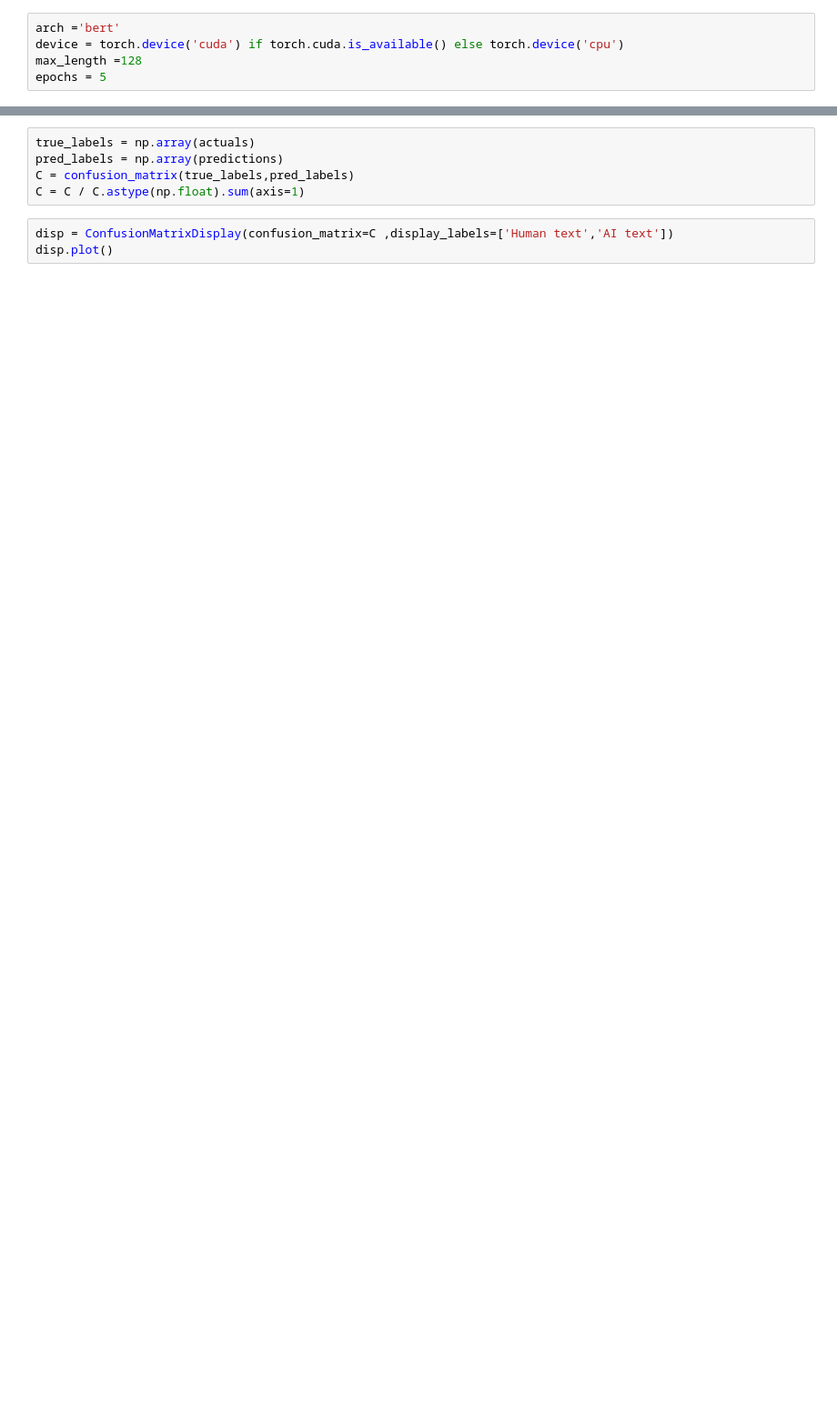
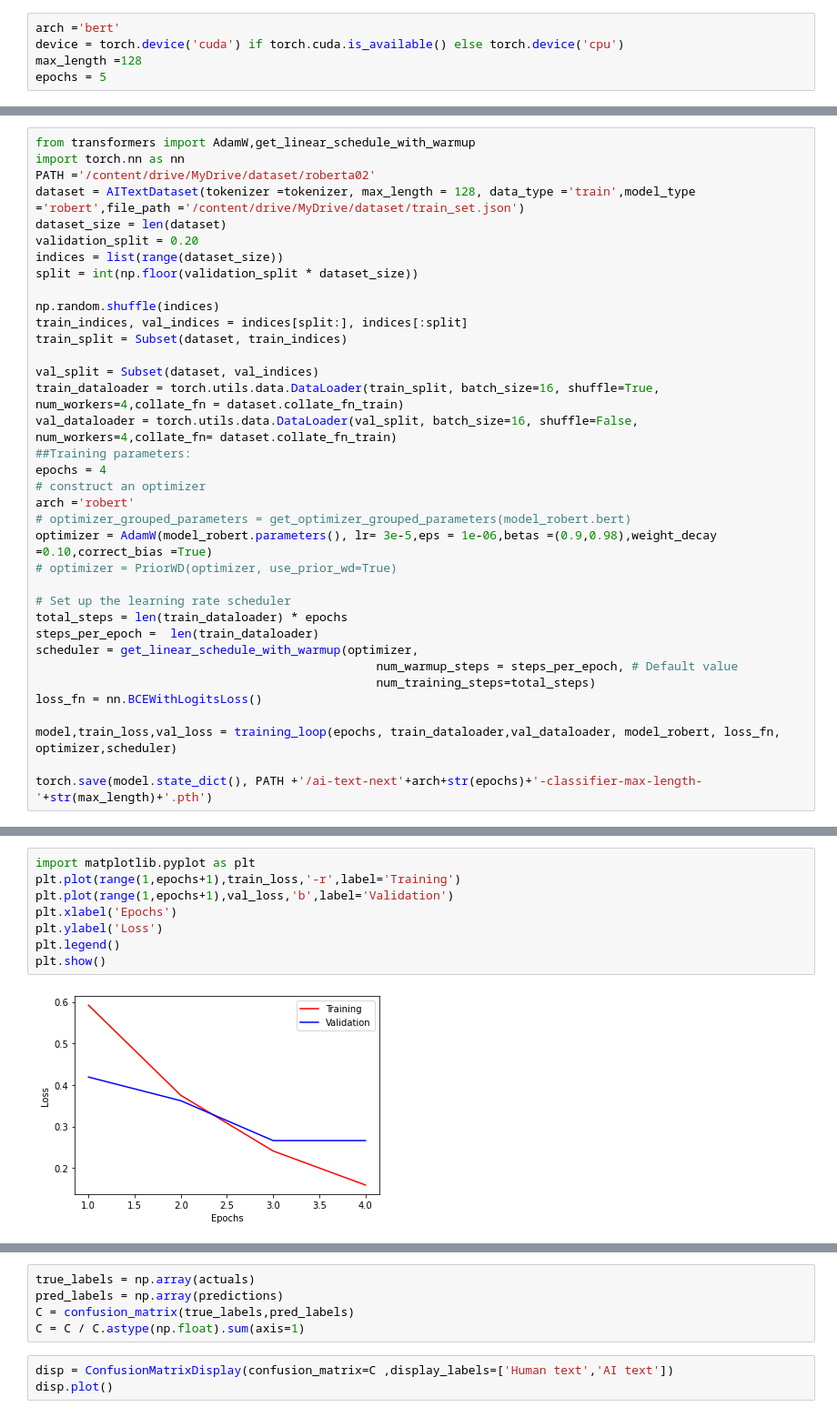
Before and after one commit to Akola-Mbey-Denis/AITextDetector, a Jupyter notebook: Demo_AI_Text_Classification.ipynb, the cells around one changed output, grey strips where cells are left out. Shown at 91% size. Saved outputs shown, nothing was run; the diff lists cells and outputs as text; blank space fills up the shorter version.

```diff
--- a/Demo_AI_Text_Classification.ipynb
+++ b/Demo_AI_Text_Classification.ipynb
@@ -711,0 +358,36 @@ with torch.no_grad():
+# %%
+from transformers import AdamW,get_linear_schedule_with_warmup
+import torch.nn as nn
+PATH ='/content/drive/MyDrive/dataset/roberta02'
+dataset = AITextDataset(tokenizer =tokenizer, max_length = 128, data_type ='train',model_type ='robert',file_path ='/content/drive/MyDrive/dataset/train_set.json')
+dataset_size = len(dataset)
+validation_split = 0.20
+indices = list(range(dataset_size))
+split = int(np.floor(validation_split * dataset_size))
+
+np.random.shuffle(indices)
+train_indices, val_indices = indices[split:], indices[:split]
+train_split = Subset(dataset, train_indices)
+
+val_split = Subset(dataset, val_indices)
+train_dataloader = torch.utils.data.DataLoader(train_split, batch_size=16, shuffle=True, num_workers=4,collate_fn = dataset.collate_fn_train)
+val_dataloader = torch.utils.data.DataLoader(val_split, batch_size=16, shuffle=False, num_workers=4,collate_fn= dataset.collate_fn_train)
+##Training parameters:
+epochs = 4
+# construct an optimizer
+arch ='robert'
+# optimizer_grouped_parameters = get_optimizer_grouped_parameters(model_robert.bert)
+optimizer = AdamW(model_robert.parameters(), lr= 3e-5,eps = 1e-06,betas =(0.9,0.98),weight_decay =0.10,correct_bias =True)
+# optimizer = PriorWD(optimizer, use_prior_wd=True)
+
+# Set up the learning rate scheduler
+total_steps = len(train_dataloader) * epochs
+steps_per_epoch =  len(train_dataloader)
+scheduler = get_linear_schedule_with_warmup(optimizer,
+                                                num_warmup_steps = steps_per_epoch, # Default value
+                                                num_training_steps=total_steps)
+loss_fn = nn.BCEWithLogitsLoss()
+
+model,train_loss,val_loss = training_loop(epochs, train_dataloader,val_dataloader, model_robert, loss_fn, optimizer,scheduler)
+
+torch.save(model.state_dict(), PATH +'/ai-text-next'+arch+str(epochs)+'-classifier-max-length-'+str(max_length)+'.pth')
@@ -711,0 +440,10 @@ with torch.no_grad():
+# %%
+import matplotlib.pyplot as plt
+plt.plot(range(1,epochs+1),train_loss,'-r',label='Training')
+plt.plot(range(1,epochs+1),val_loss,'b',label='Validation')
+plt.xlabel('Epochs')
+plt.ylabel('Loss')
+plt.legend()
+plt.show()
+# %% [output]
+[figure, added]
```
Also changed, not shown: parts of 65 cells of this notebook, 15 other files.
